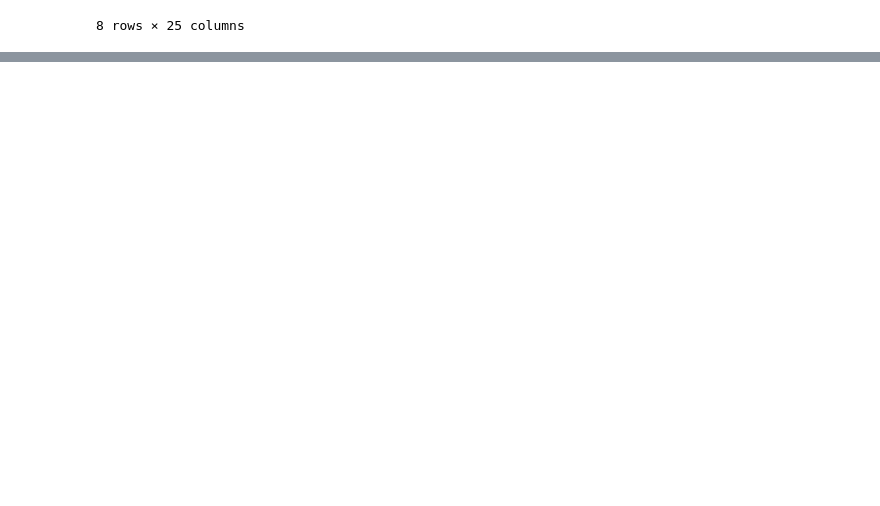
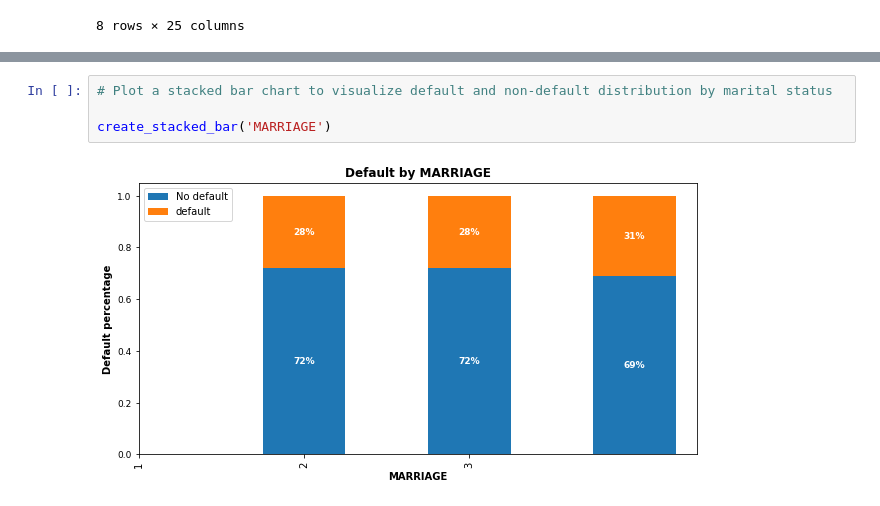
Before and after one commit to techsidh/credit-card-default-prediction, a Jupyter notebook: Credit_Card_Default_PredictioN.ipynb, the cells around one changed output, grey strips where cells are left out. Saved outputs shown, nothing was run; the diff lists cells and outputs as text; blank space fills up the shorter version.

```diff
--- a/Credit_Card_Default_PredictioN.ipynb
+++ b/Credit_Card_Default_PredictioN.ipynb
@@ -214,0 +408,6 @@ df.describe()
+# %%
+# Plot a stacked bar chart to visualize default and non-default distribution by marital status
+
+create_stacked_bar('MARRIAGE')
+# %% [output]
+[figure, added]
```
Also changed, not shown: parts of 18 cells of this notebook.
